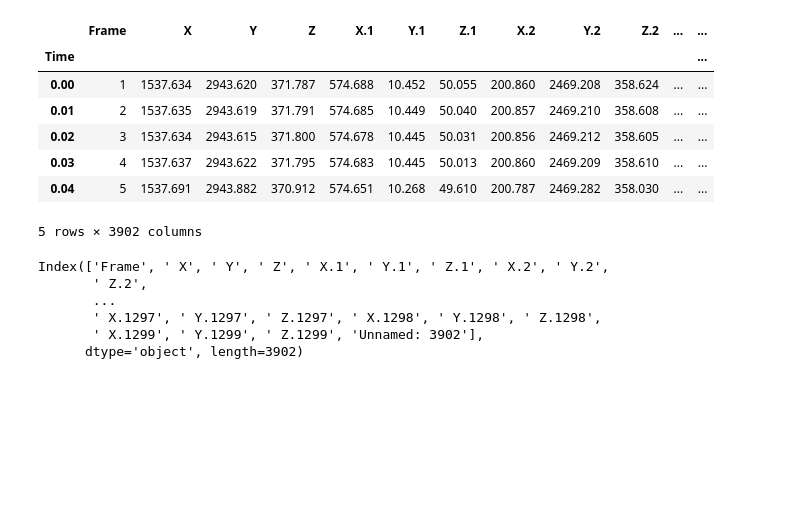
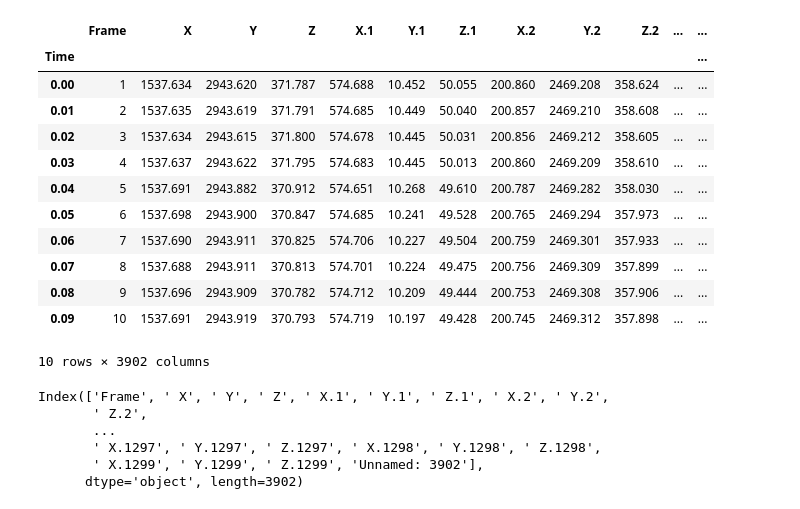
Before and after one commit to Mark-Bugden/Locust-Physics, a Jupyter notebook: Data_exploration.ipynb, the cells around one changed output. Cells and saved outputs as stored; diff of their text form; code cells hidden in the pictures; blank space fills up the shorter version.

```diff
--- a/Data_exploration.ipynb
+++ b/Data_exploration.ipynb
@@ -6,16 +7,21 @@ import random
 # %%
 df = pd.read_csv('D:/Data/LocustTest/200_locust_11142022_0002.tsv', sep='\t', skiprows=11, index_col='Time')
 # %%
-df.head()
+df.head(10)
 # %% [output]
 |  | Frame | X | Y | Z | X.1 | Y.1 | Z.1 | X.2 | Y.2 | Z.2 | ... | ... |
 | Time |  |  |  |  |  |  |  |  |  |  |  | ... |
 | 0.00 | 1 | 1537.634 | 2943.620 | 371.787 | 574.688 | 10.452 | 50.055 | 200.860 | 2469.208 | 358.624 | ... | ... |
 | 0.01 | 2 | 1537.635 | 2943.619 | 371.791 | 574.685 | 10.449 | 50.040 | 200.857 | 2469.210 | 358.608 | ... | ... |
 | 0.02 | 3 | 1537.634 | 2943.615 | 371.800 | 574.678 | 10.445 | 50.031 | 200.856 | 2469.212 | 358.605 | ... | ... |
 | 0.03 | 4 | 1537.637 | 2943.622 | 371.795 | 574.683 | 10.445 | 50.013 | 200.860 | 2469.209 | 358.610 | ... | ... |
 | 0.04 | 5 | 1537.691 | 2943.882 | 370.912 | 574.651 | 10.268 | 49.610 | 200.787 | 2469.282 | 358.030 | ... | ... |
+| 0.05 | 6 | 1537.698 | 2943.900 | 370.847 | 574.685 | 10.241 | 49.528 | 200.765 | 2469.294 | 357.973 | ... | ... |
+| 0.06 | 7 | 1537.690 | 2943.911 | 370.825 | 574.706 | 10.227 | 49.504 | 200.759 | 2469.301 | 357.933 | ... | ... |
+| 0.07 | 8 | 1537.688 | 2943.911 | 370.813 | 574.701 | 10.224 | 49.475 | 200.756 | 2469.309 | 357.899 | ... | ... |
+| 0.08 | 9 | 1537.696 | 2943.909 | 370.782 | 574.712 | 10.209 | 49.444 | 200.753 | 2469.308 | 357.906 | ... | ... |
+| 0.09 | 10 | 1537.691 | 2943.919 | 370.793 | 574.719 | 10.197 | 49.428 | 200.745 | 2469.312 | 357.898 | ... | ... |
-5 rows × 3902 columns
+10 rows × 3902 columns
 # %%
 df.columns
 # %% [output]
```
Also changed, not shown: parts of 8 cells of this notebook, 1 other file.
